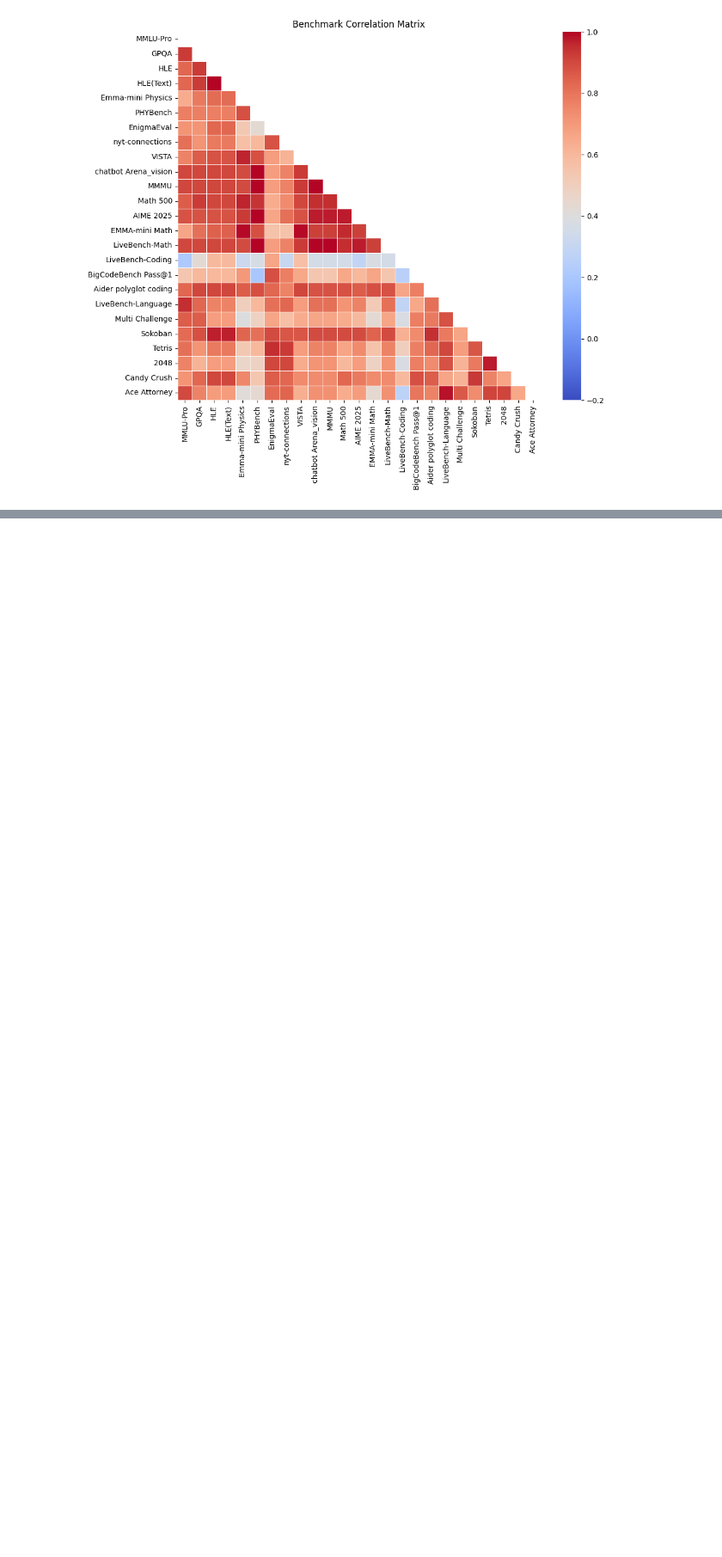
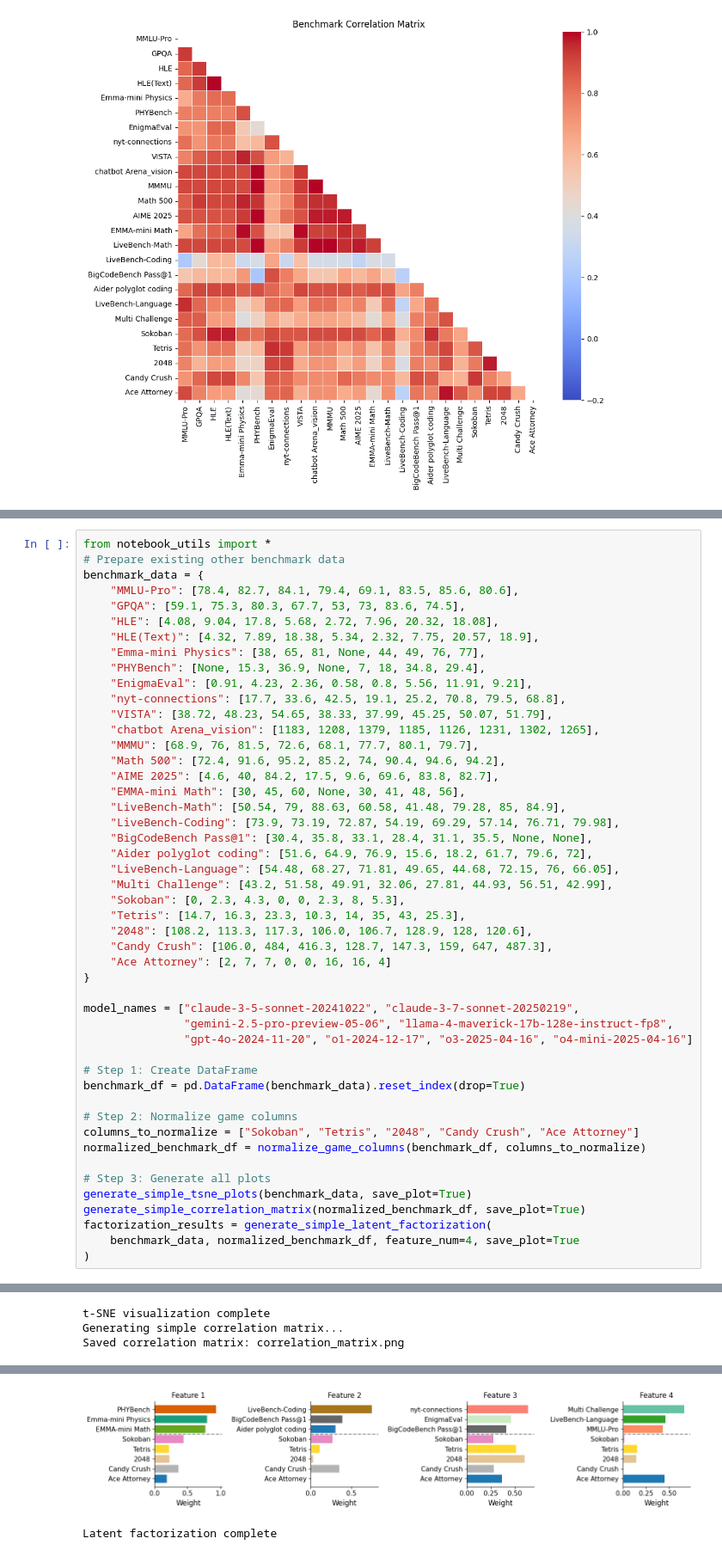
Before and after one commit to lmgame-org/GamingAgent, a Jupyter notebook: eval/eval.ipynb, the cells around one changed output, grey strips where cells are left out. Shown at 86% size. Saved outputs shown, nothing was run; the diff lists cells and outputs as text; blank space fills up the shorter version.

Commit message:
update eval and video generation script

```diff
--- a/eval/eval.ipynb
+++ b/eval/eval.ipynb
@@ -1904,0 +2355,49 @@ benchmark:
+# %%
+from notebook_utils import *
+# Prepare existing other benchmark data
+benchmark_data = {
+    "MMLU-Pro": [78.4, 82.7, 84.1, 79.4, 69.1, 83.5, 85.6, 80.6],
+    "GPQA": [59.1, 75.3, 80.3, 67.7, 53, 73, 83.6, 74.5],
+    "HLE": [4.08, 9.04, 17.8, 5.68, 2.72, 7.96, 20.32, 18.08],
+    "HLE(Text)": [4.32, 7.89, 18.38, 5.34, 2.32, 7.75, 20.57, 18.9],
+    "Emma-mini Physics": [38, 65, 81, None, 44, 49, 76, 77],
+    "PHYBench": [None, 15.3, 36.9, None, 7, 18, 34.8, 29.4],
+    "EnigmaEval": [0.91, 4.23, 2.36, 0.58, 0.8, 5.56, 11.91, 9.21],
+    "nyt-connections": [17.7, 33.6, 42.5, 19.1, 25.2, 70.8, 79.5, 68.8],
+    "VISTA": [38.72, 48.23, 54.65, 38.33, 37.99, 45.25, 50.07, 51.79],
+    "chatbot Arena_vision": [1183, 1208, 1379, 1185, 1126, 1231, 1302, 1265],
+    "MMMU": [68.9, 76, 81.5, 72.6, 68.1, 77.7, 80.1, 79.7],
+    "Math 500": [72.4, 91.6, 95.2, 85.2, 74, 90.4, 94.6, 94.2],
+    "AIME 2025": [4.6, 40, 84.2, 17.5, 9.6, 69.6, 83.8, 82.7],
+    "EMMA-mini Math": [30, 45, 60, None, 30, 41, 48, 56],
+    "LiveBench-Math": [50.54, 79, 88.63, 60.58, 41.48, 79.28, 85, 84.9],
+    "LiveBench-Coding": [73.9, 73.19, 72.87, 54.19, 69.29, 57.14, 76.71, 79.98],
+    "BigCodeBench Pass@1": [30.4, 35.8, 33.1, 28.4, 31.1, 35.5, None, None],
+    "Aider polyglot coding": [51.6, 64.9, 76.9, 15.6, 18.2, 61.7, 79.6, 72],
+    "LiveBench-Language": [54.48, 68.27, 71.81, 49.65, 44.68, 72.15, 76, 66.05],
+    "Multi Challenge": [43.2, 51.58, 49.91, 32.06, 27.81, 44.93, 56.51, 42.99],
+    "Sokoban": [0, 2.3, 4.3, 0, 0, 2.3, 8, 5.3],
+    "Tetris": [14.7, 16.3, 23.3, 10.3, 14, 35, 43, 25.3],
+    "2048": [108.2, 113.3, 117.3, 106.0, 106.7, 128.9, 128, 120.6],
+    "Candy Crush": [106.0, 484, 416.3, 128.7, 147.3, 159, 647, 487.3],
+    "Ace Attorney": [2, 7, 7, 0, 0, 16, 16, 4]
+}
+
+model_names = ["claude-3-5-sonnet-20241022", "claude-3-7-sonnet-20250219",
+               "gemini-2.5-pro-preview-05-06", "llama-4-maverick-17b-128e-instruct-fp8",
+               "gpt-4o-2024-11-20", "o1-2024-12-17", "o3-2025-04-16", "o4-mini-2025-04-16"]
+
+# Step 1: Create DataFrame
+benchmark_df = pd.DataFrame(benchmark_data).reset_index(drop=True)
+
+# Step 2: Normalize game columns
+columns_to_normalize = ["Sokoban", "Tetris", "2048", "Candy Crush", "Ace Attorney"]
+normalized_benchmark_df = normalize_game_columns(benchmark_df, columns_to_normalize)
+
+# Step 3: Generate all plots
+generate_simple_tsne_plots(benchmark_data, save_plot=True)
+generate_simple_correlation_matrix(normalized_benchmark_df, save_plot=True)
+factorization_results = generate_simple_latent_factorization(
+    benchmark_data, normalized_benchmark_df, feature_num=4, save_plot=True
+)
+# %% [output]
@@ -1904,0 +2408,3 @@ benchmark:
+t-SNE visualization complete
+Generating simple correlation matrix...
+Saved correlation matrix: correlation_matrix.png
@@ -1904,0 +2429,2 @@ benchmark:
+[figure, added]
+Latent factorization complete
```
Also changed, not shown: parts of 13 cells of this notebook, 15 other files.
